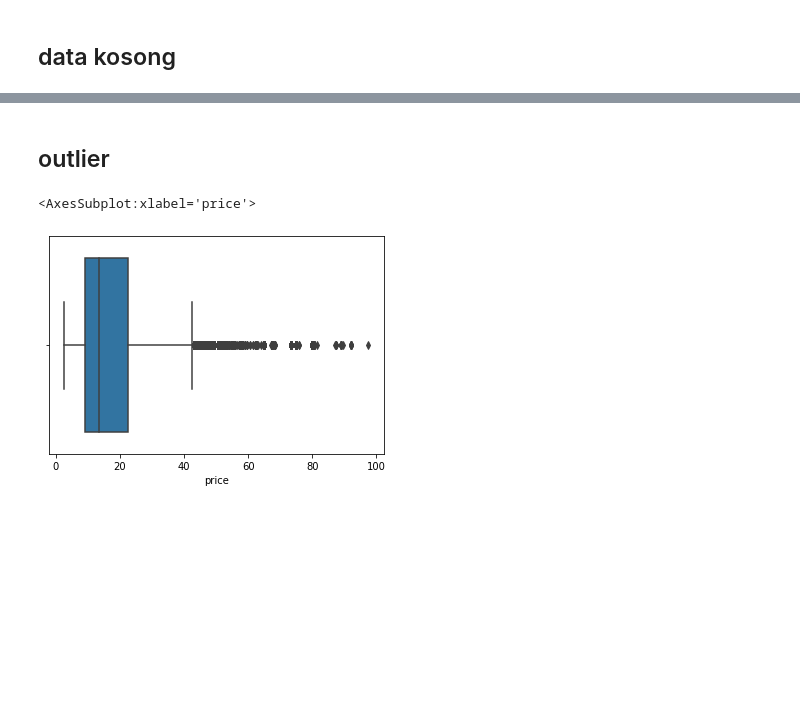
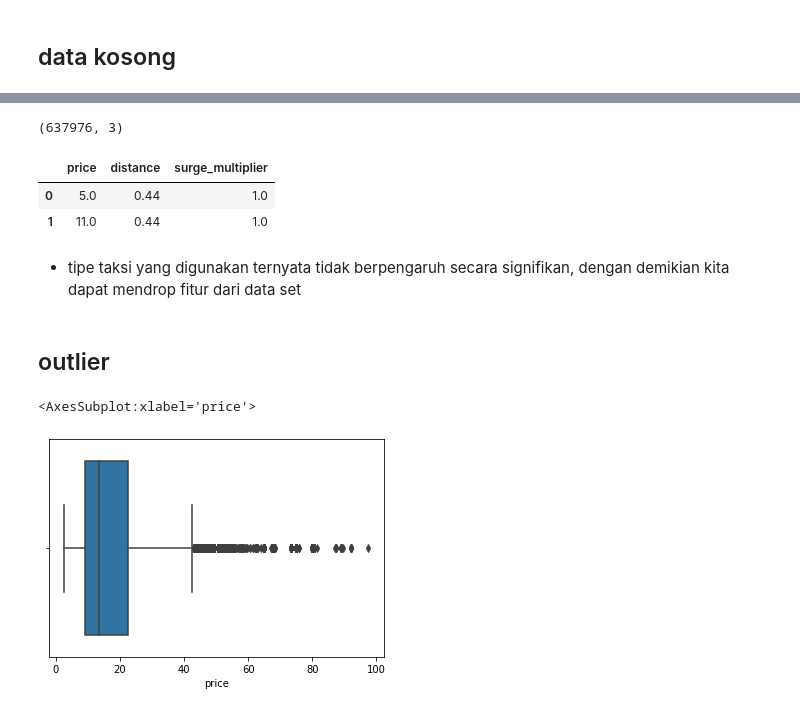
Before and after one commit to ainajefelina/FP1-Analisis, a Jupyter notebook: FP1/3.ipynb, the cells around one changed output, grey strips where cells are left out. Cells and saved outputs as stored; diff of their text form; code cells hidden in the pictures; blank space fills up the shorter version.

```diff
--- a/FP1/3.ipynb
+++ b/FP1/3.ipynb
@@ -578,3 +573,14 @@ dtype: int64
+# %%
+df = df.drop(['index', 'name'],axis=1)
+print(df.shape)
+df.head(2)
+# %% [output]
+(637976, 3)
+|  | price | distance | surge_multiplier |
+| 0 | 5.0 | 0.44 | 1.0 |
+| 1 | 11.0 | 0.44 | 1.0 |
+# %% [markdown]
+- tipe taksi yang digunakan ternyata tidak berpengaruh secara signifikan, dengan demikian kita dapat mendrop fitur dari data set
 # %% [markdown]
 ## outlier
 # %%
```
Also changed, not shown: parts of 30 cells of this notebook, 2 other files.
